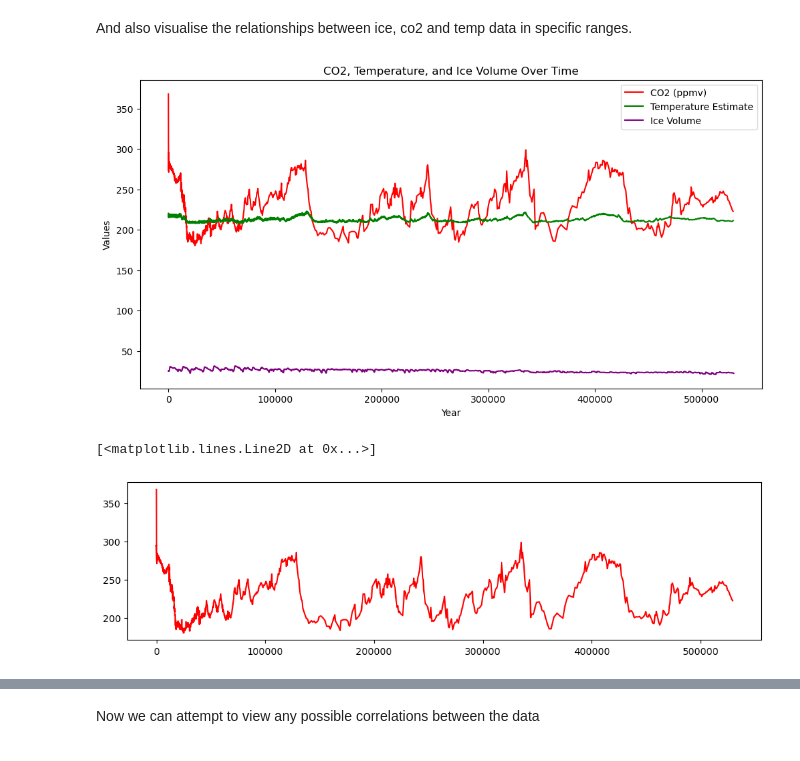
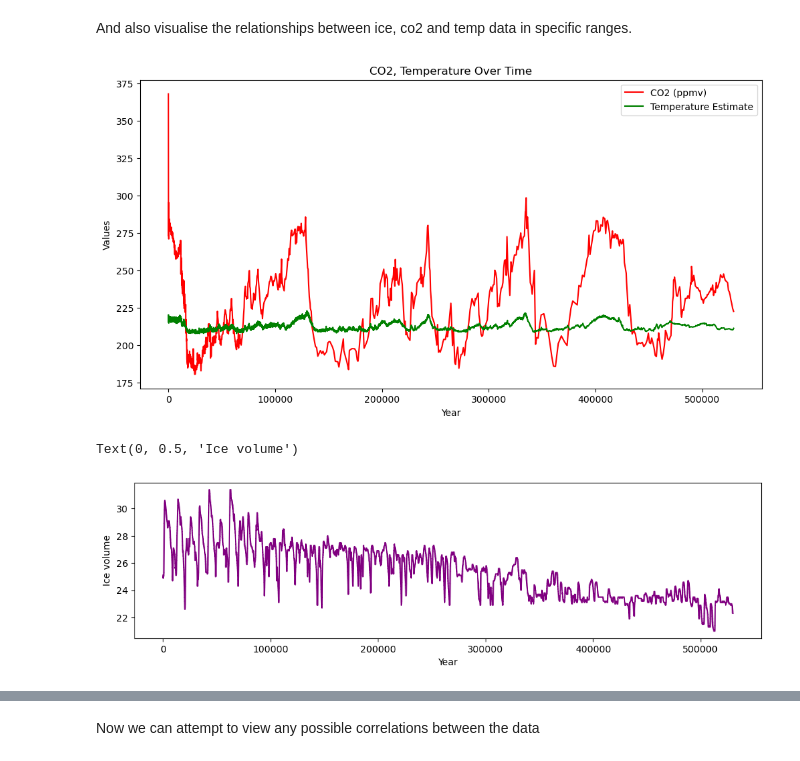
Before and after one commit to nexlanglxm/climate-data-analysis, a Jupyter notebook: project2/project.ipynb, the cells around one changed output, grey strips where cells are left out. Drawn from its saved outputs; the diff is of its cells as text; code cells hidden in the pictures.

Commit message:
reformatting, easier to view plots, removing waste

```diff
--- a/project2/project.ipynb
+++ b/project2/project.ipynb
@@ -512,21 +521,20 @@ plt.plot(co2_for_ice['Gasage (yr BP) '], co2_for_ice['CO2 (ppmv)'], color='red',
 # Plotting temperature data against year
 plt.plot(temp_for_ice['EDC3béta'], temp_for_ice['temp'], color='green', label='Temperature Estimate')
 
-# Plotting ice volume  against year
-plt.plot(filtered_ice['Transformed Year'], filtered_ice['AnIS-V'], color='purple', label='Ice Volume')
-
 ax.set_xlabel('Year')
 ax.set_ylabel('Values')
-ax.set_title('CO2, Temperature, and Ice Volume Over Time')
+ax.set_title('CO2, Temperature Over Time')
 
 ax.legend()
 plt.show()
 # %% [output]
-[figure, old version]
+[figure, new version]
 # %%
-# Plotting CO2 data against year
+# Plotting ice volume  against year
 plt.figure(figsize=(12,3))
-plt.plot(co2_for_ice['Gasage (yr BP) '], co2_for_ice['CO2 (ppmv)'], color='red', label='CO2 (ppmv)')
+plt.plot(filtered_ice['Transformed Year'], filtered_ice['AnIS-V'], color='purple', label='Ice Volume')
+plt.xlabel('Year')
+plt.ylabel('Ice volume')
 # %% [output]
-[<matplotlib.lines.Line2D at 0x...>]
+Text(0, 0.5, 'Ice volume')
-[figure, old version]
+[figure, new version]
```
Also changed, not shown: parts of 14 cells of this notebook.
